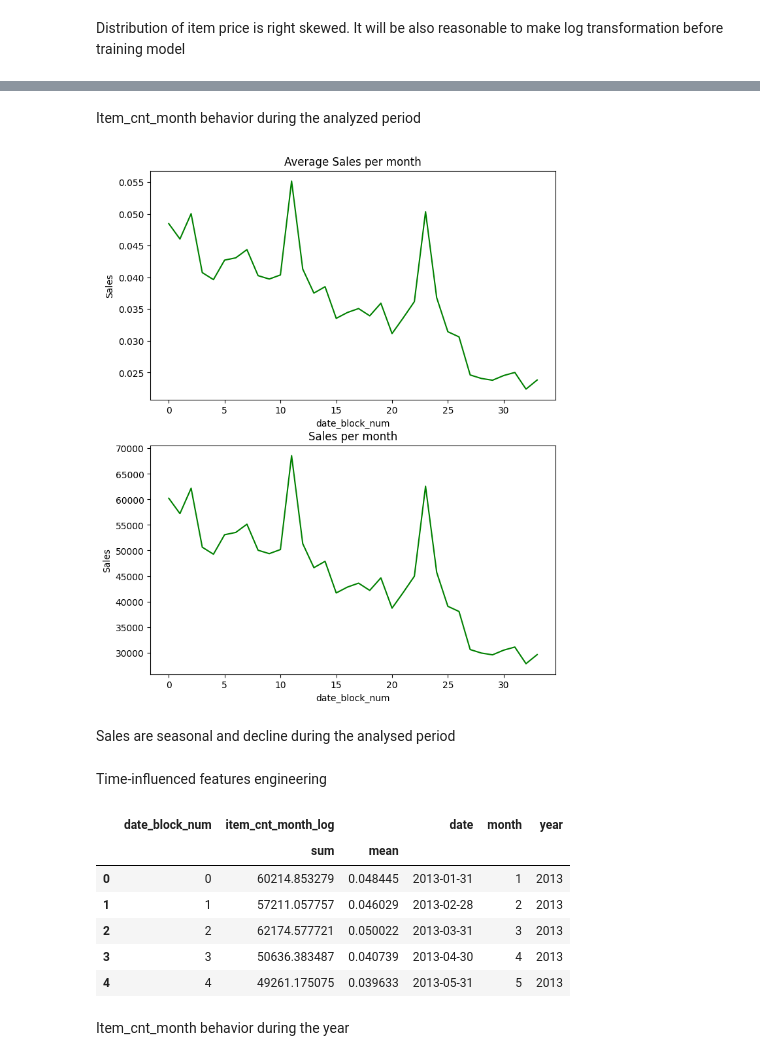
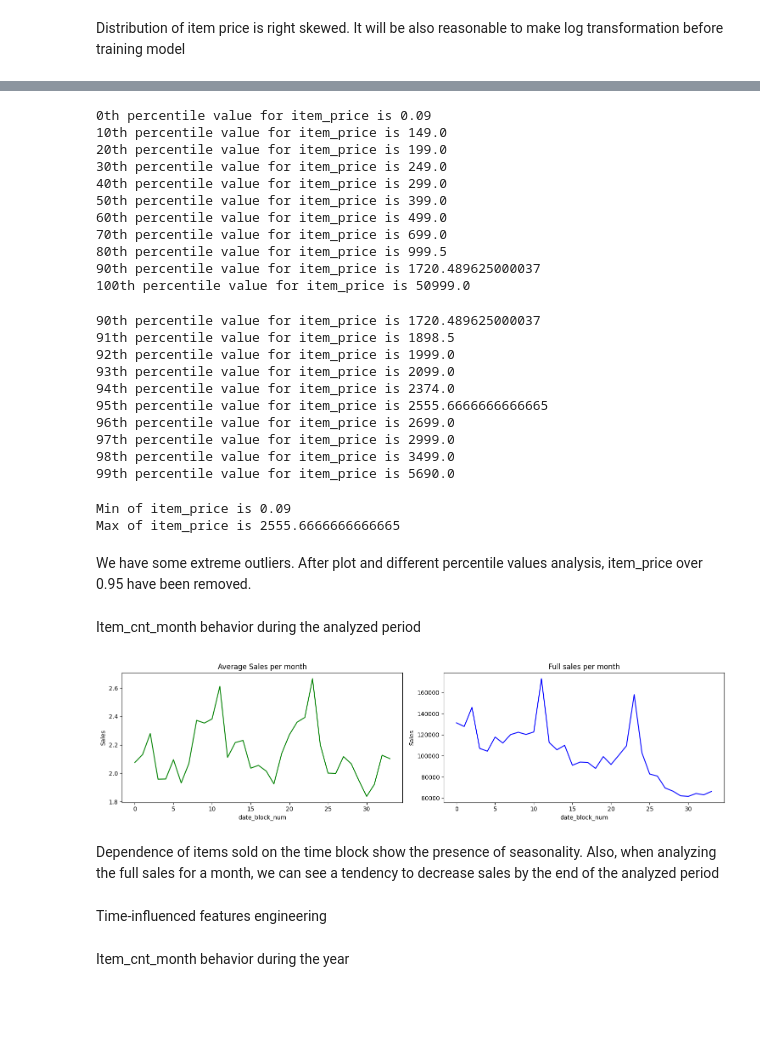
Before and after one commit to YPolina/Trainee, a Jupyter notebook: EDA.ipynb, the cells around one changed output, grey strips where cells are left out. Drawn from its saved outputs; the diff is of its cells as text; code cells hidden in the pictures; blank space fills up the shorter version.

```diff
--- a/EDA.ipynb
+++ b/EDA.ipynb
@@ -46,0 +96,5 @@ Distribution of 'item_cnt_month' is right skewed, the biggest frequency we see w
+# %%
+boarder = df_train['item_cnt_month'].quantile(0.999)
+df_train['item_cnt_month'] = np.where(df_train['item_cnt_month'] > boarder, boarder, df_train['item_cnt_month'])
+print(f'Min of item_cnt_month is {min(df_train.item_cnt_month)}')
+print(f'Max of item_cnt_month is {max(df_train.item_cnt_month)}')
@@ -85,2 +117,0 @@ Log transformation of 'item_price' to reduce skewness
-# %%
-df_train['item_price_log'] = np.log1p(df_train['item_price'])
@@ -103,37 +124,68 @@ Name: item_price_log, dtype: object
+# %%
+for i in range(0,101,10):
+    print(f'{i}th percentile value for item_price is {np.percentile(df_train["item_price"],i)}')
+# %% [output]
+0th percentile value for item_price is 0.09
+10th percentile value for item_price is 149.0
+20th percentile value for item_price is 199.0
+30th percentile value for item_price is 249.0
+40th percentile value for item_price is 299.0
+50th percentile value for item_price is 399.0
+60th percentile value for item_price is 499.0
+70th percentile value for item_price is 699.0
+80th percentile value for item_price is 999.5
+90th percentile value for item_price is 1720.489625000037
+100th percentile value for item_price is 50999.0
+# %%
+for i in range(90,100):
+    print(f'{i}th percentile value for item_price is {np.percentile(df_train["item_price"],i)}')
+# %% [output]
+90th percentile value for item_price is 1720.489625000037
+91th percentile value for item_price is 1898.5
+92th percentile value for item_price is 1999.0
+93th percentile value for item_price is 2099.0
+94th percentile value for item_price is 2374.0
+95th percentile value for item_price is 2555.6666666666665
+96th percentile value for item_price is 2699.0
+97th percentile value for item_price is 2999.0
+98th percentile value for item_price is 3499.0
+99th percentile value for item_price is 5690.0
+# %%
+boarder = df_train['item_price'].quantile(0.95)
+df_train['item_price'] = np.where(df_train['item_price'] > boarder, boarder, df_train['item_price'])
+print(f'Min of item_price is {min(df_train.item_price)}')
+print(f'Max of item_price is {max(df_train.item_price)}')
+# %% [output]
+Min of item_price is 0.09
+Max of item_price is 2555.6666666666665
+# %% [markdown]
+We have some extreme outliers. After plot and different percentile values analysis, item_price over 0.95 have been removed.
 # %% [markdown]
 Item_cnt_month behavior during the analyzed period
 # %%
-figure, ax = plt.subplots(2, 1, figsize = (8,10))
+figure, ax = plt.subplots(1,2, figsize = (15,4))
 
-sns.lineplot(data = df_train.loc[df_train['date_block_num'] < 34].groupby('date_block_num').agg({'item_cnt_month_log': 'mean'}), x = 'date_block_num', y = 'item_cnt_month_log', c = 'g', ax = ax[0]).set_title('Average Sales per month')
+sns.lineplot(data = df_train.groupby('date_block_num').agg({'item_cnt_month': 'mean'}), x = 'date_block_num', y = 'item_cnt_month', c = 'g', ax = ax[0]).set_title('Average Sales per month')
 
-sns.lineplot(data = df_train.loc[df_train['date_block_num'] < 34].groupby('date_block_num').agg({'item_cnt_month_log': 'sum'}), x = 'date_block_num', y = 'item_cnt_month_log', c = 'g', ax = ax[1]).set_title('Sales per month')
+sns.lineplot(data = df_train.groupby('date_block_num').agg({'item_cnt_month': 'sum'}), x = 'date_block_num', y = 'item_cnt_month', c = 'b', ax = ax[1]).set_title('Full sales per month')
 
 ax[0].set_ylabel('Sales')
 ax[1].set_ylabel('Sales')
 
+plt.tight_layout()
 plt.show()
 # %% [output]
-[figure, old version]
+[figure, new version]
-# %% [markdown]
-Sales are seasonal and decline during the analysed period
+# %% [markdown]
+Dependence of items sold on the time block show the presence of seasonality. Also, when analyzing the full sales for a month, we can see a tendency to decrease sales by the end of the analyzed period
 # %% [markdown]
 Time-influenced features engineering
 # %%
-group = df_train.groupby('date_block_num').agg({'item_cnt_month_log':['sum', 'mean']})
+group = df_train.groupby('date_block_num').agg({'item_cnt_month': ['sum', 'mean']})
 group = group.reset_index()
-group['date'] = pd.date_range(start='2013-01-01', periods=35, freq='ME')
+group['date'] = pd.date_range(start='2013-01-01', periods=34, freq='ME')
 group['month'] = group['date'].dt.month
 group['year'] = group['date'].dt.year
-group.head()
-# %% [output]
-|  | date_block_num | item_cnt_month_log |  | date | month | year |
-|  |  | sum | mean |  |  |  |
-| 0 | 0 | 60214.853279 | 0.048445 | 2013-01-31 | 1 | 2013 |
-| 1 | 1 | 57211.057757 | 0.046029 | 2013-02-28 | 2 | 2013 |
-| 2 | 2 | 62174.577721 | 0.050022 | 2013-03-31 | 3 | 2013 |
-| 3 | 3 | 50636.383487 | 0.040739 | 2013-04-30 | 4 | 2013 |
-| 4 | 4 | 49261.175075 | 0.039633 | 2013-05-31 | 5 | 2013 |
 # %% [markdown]
 Item_cnt_month behavior during the year
 # %%
```
Also changed, not shown: parts of 132 cells of this notebook.
